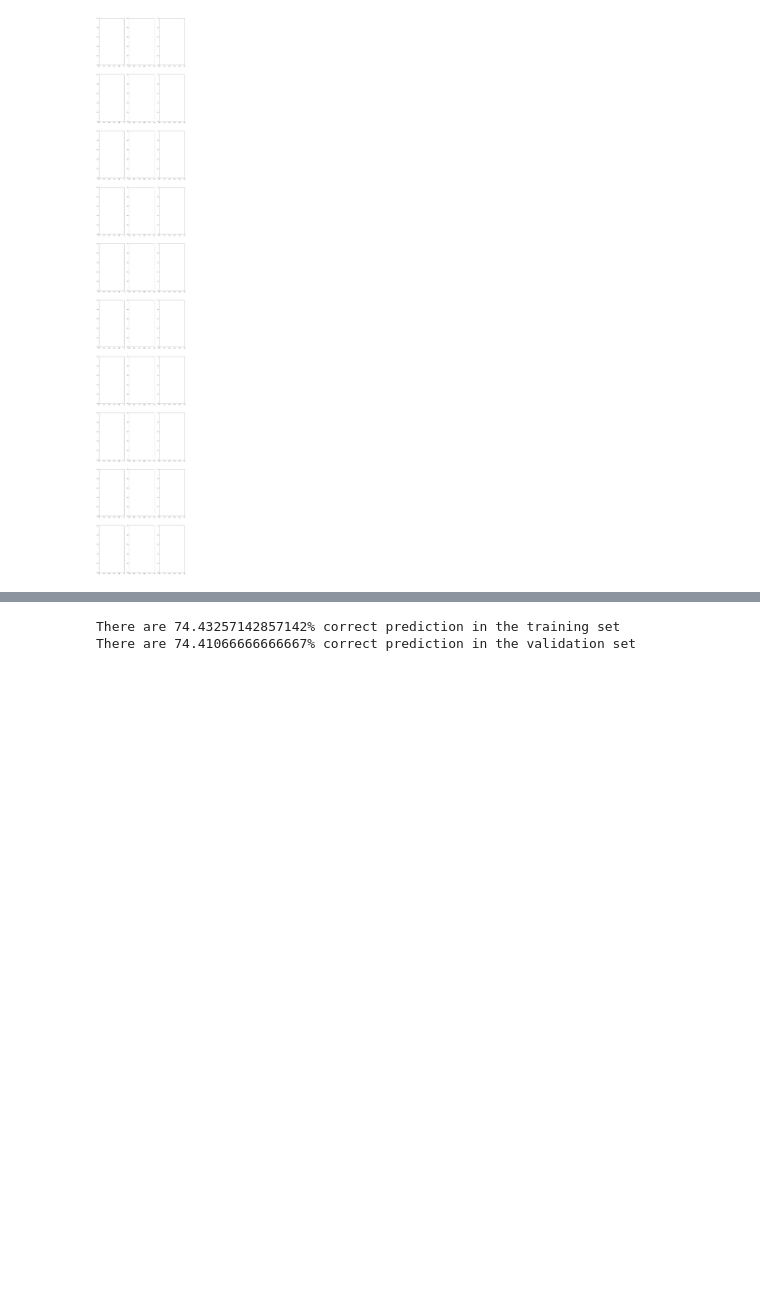
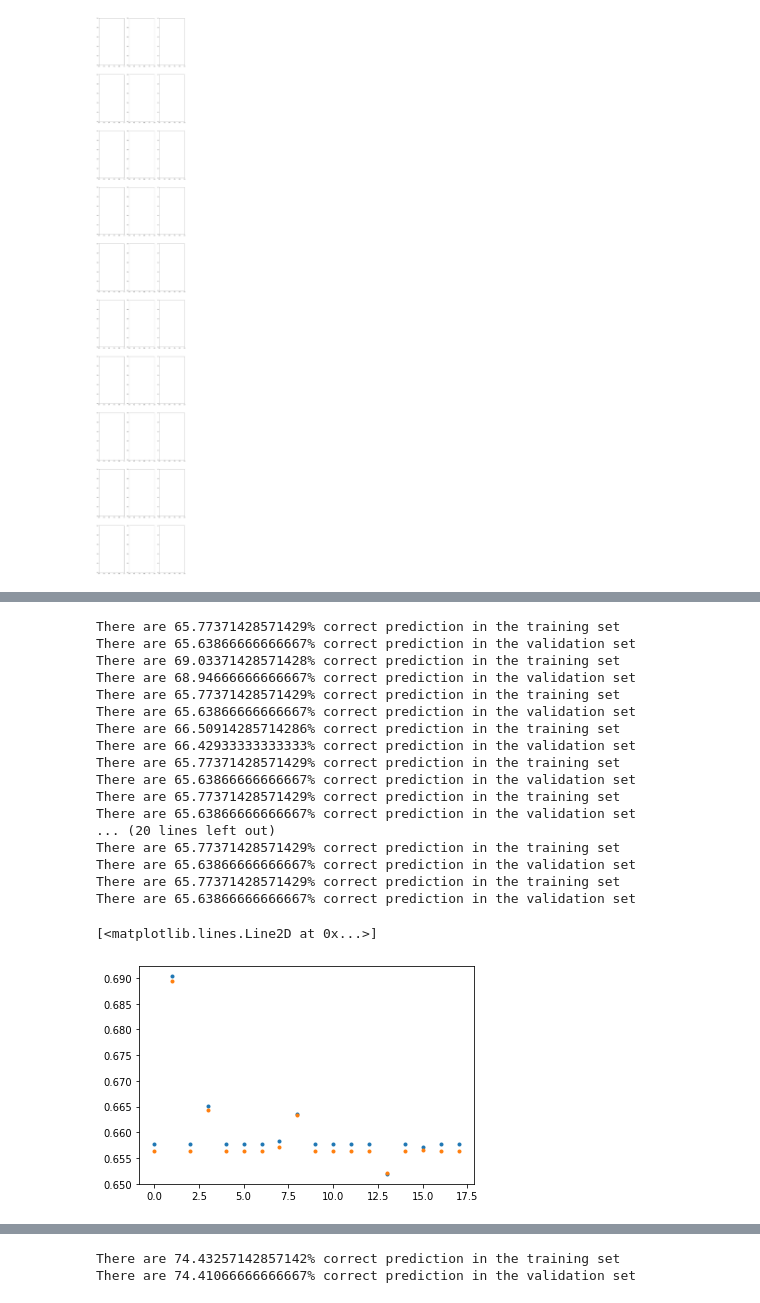
Before and after one commit to CS-433/ml-project-1-jdl, a Jupyter notebook: code/boxplots.ipynb, the cells around one changed output, grey strips where cells are left out. Saved outputs shown, nothing was run; the diff lists cells and outputs as text; code cells hidden in the pictures; blank space fills up the shorter version.

```diff
--- a/code/boxplots.ipynb
+++ b/code/boxplots.ipynb
@@ -54,3 +134,38 @@ ValueError: Buffer has wrong number of dimensions (expected 1, got 0)
+# %%
+# Check accuracy for each feature
+train_accuracies = []
+test_accuracies = []
+for i in range(train_tx_tests.shape[1]):
+    if i!=0:
+        train_tx_tmp = np.array([np.ones(len(train_tx_tests[:,i])), train_tx_tests[:,i]]).T
+        val_tx_tmp = np.array([np.ones(len(val_tx_tests[:,i])), val_tx_tests[:,i]]).T
+        w_tmp, loss_tmp = least_squares(train_y, train_tx_tmp)
+        train_score, test_score = accuracy(train_tx_tmp, train_y, val_tx_tmp, val_y, w_tmp, print_ = True)
+        train_accuracies.append(train_score)
+        test_accuracies.append(test_score)
+
+plt.plot(train_accuracies, '.')
+plt.plot(test_accuracies, '.')
+# %% [output]
+There are 65.77371428571429% correct prediction in the training set
+There are 65.63866666666667% correct prediction in the validation set
+There are 69.03371428571428% correct prediction in the training set
+There are 68.94666666666667% correct prediction in the validation set
+There are 65.77371428571429% correct prediction in the training set
+There are 65.63866666666667% correct prediction in the validation set
+There are 66.50914285714286% correct prediction in the training set
+There are 66.42933333333333% correct prediction in the validation set
+There are 65.77371428571429% correct prediction in the training set
+There are 65.63866666666667% correct prediction in the validation set
+There are 65.77371428571429% correct prediction in the training set
+There are 65.63866666666667% correct prediction in the validation set
+... (20 lines left out)
+There are 65.77371428571429% correct prediction in the training set
+There are 65.63866666666667% correct prediction in the validation set
+There are 65.77371428571429% correct prediction in the training set
+There are 65.63866666666667% correct prediction in the validation set
+[<matplotlib.lines.Line2D at 0x...>]
+[figure, added]
 # %%
 from implementations import*
 from proj1_helpers import accuracy
```
Also changed, not shown: parts of 8 cells of this notebook.
